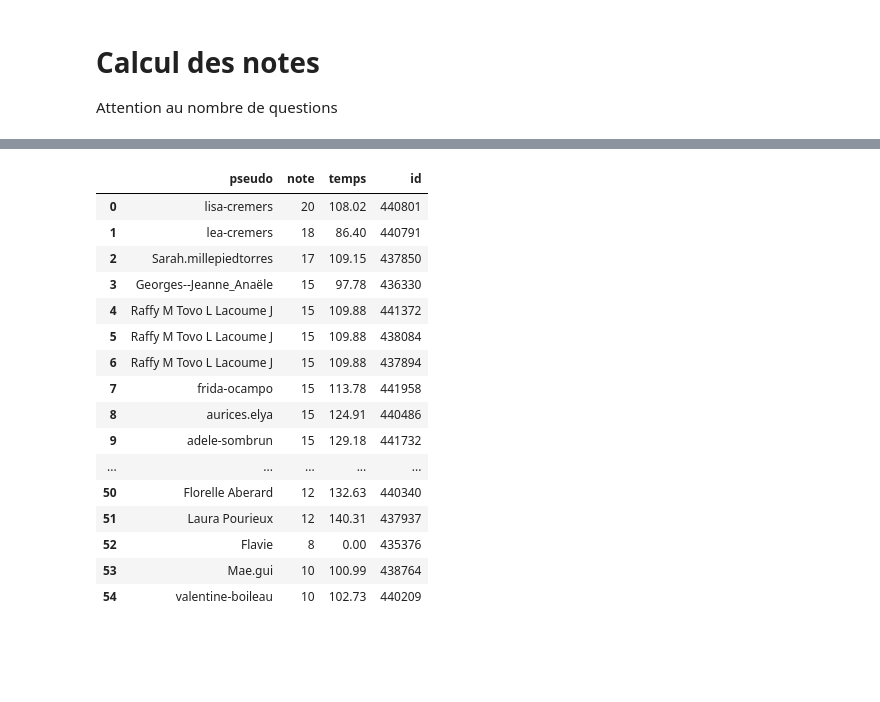
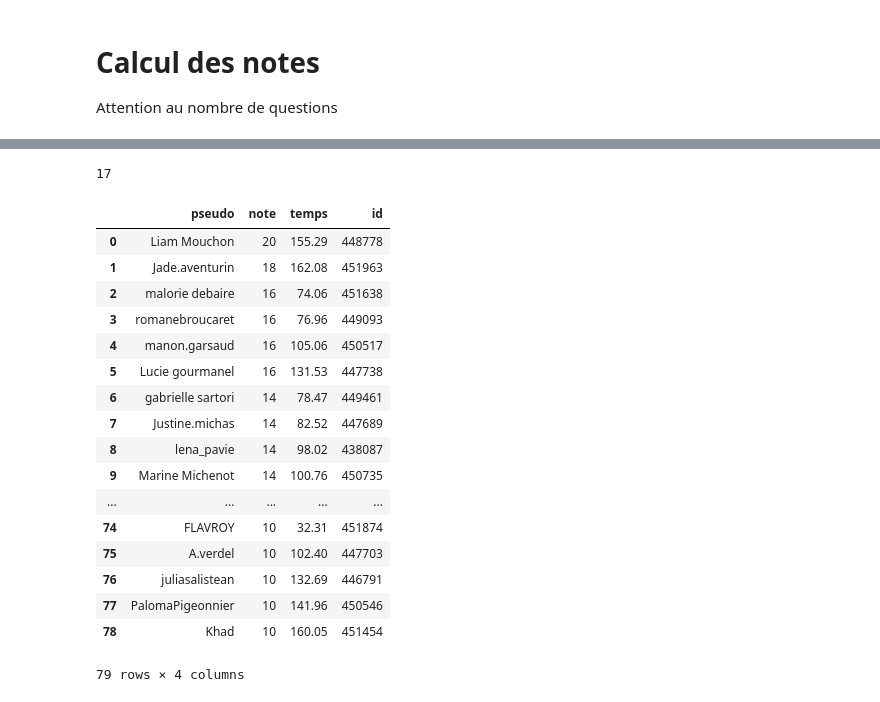
Before and after one commit to gboye/Divers, a Jupyter notebook: Moodle/Quizzoodle-Notes-New.ipynb, the cells around one changed output, grey strips where cells are left out. Saved outputs shown, nothing was run; the diff lists cells and outputs as text; code cells hidden in the pictures; blank space fills up the shorter version.

```diff
--- a/Moodle/Quizzoodle-Notes-New.ipynb
+++ b/Moodle/Quizzoodle-Notes-New.ipynb
@@ -5,14 +5,12 @@ import numpy as np
 import pandas as pd
 # print(pd.__version__)
 # %%
-nQuizz=11
-sQuizz="08"
-fMajeure=u"/Users/gilles/ownCloud/Cours/Bordeaux/L1-LinguistiqueGenerale/01-NotesQuizz/Majeure.csv"
-fMineure=u"/Users/gilles/ownCloud/Cours/Bordeaux/L1-LinguistiqueGenerale/01-NotesQuizz/Mineure.csv"
-fCM=u"/Users/gilles/ownCloud/Cours/Bordeaux/L1-LinguistiqueGenerale/01-NotesQuizz/CM.csv"
-fAliasQDLE=u"/Users/gilles/ownCloud/Cours/Bordeaux/L1-LinguistiqueGenerale/01-NotesQuizz/Quizz-Alias.yaml"
-# fQuizzoodle=u"/Users/gilles/ownCloud/Cours/Bordeaux/L1-LinguistiqueGenerale/01-NotesQuizz/Quizz%02d.csv"%nQuizz
-fQuizzoodle=u"/Users/gilles/ownCloud/Cours/Bordeaux/L1-UE4-Morphologie/24-Quizz/Quizz-%s.csv"%sQuizz
+sQuizz="06"
+nQuizz=int(sQuizz)
+fCM=u"/Users/gilles/sDrive/Cours/Bordeaux/L1-LinguistiqueGenerale/01-NotesQuizz/CM.csv"
+fAliasQDLE=u"/Users/gilles/sDrive/Cours/Bordeaux/L1-LinguistiqueGenerale/01-NotesQuizz/Quizz-Alias.yaml"
+fQuizzoodle=u"/Users/gilles/sDrive/Cours/Bordeaux/L1-LinguistiqueGenerale/01-NotesQuizz/Quizz-%s.csv"%sQuizz
+# fQuizzoodle=u"/Users/gilles/ownCloud/Cours/Bordeaux/L1-UE4-Morphologie/24-Quizz/Quizz-%s.csv"%sQuizz
 fNotes=fQuizzoodle.replace(u".csv",u"-Notes.csv")
 print fCM,fQuizzoodle
 # %% [output]
@@ -321,28 +325,33 @@ df123
 # %%
 df123.loc[(df123.note==8)&(df123.temps>0),"note"]=10
+# %%
+df123.loc[1,"note"]
+# %% [output]
+17
 # %%
 df123.at[0, 'note'] = 20
-if df123.loc[1, "note"].any()<18:
+if df123.loc[1, "note"]<18:
     df123.at[1, 'note'] = 18
 df123
 # %% [output]
 |  | pseudo | note | temps | id |
-| 0 | lisa-cremers | 20 | 108.02 | 440801 |
-| 1 | lea-cremers | 18 | 86.40 | 440791 |
-| 2 | Sarah.millepiedtorres | 17 | 109.15 | 437850 |
-| 3 | Georges--Jeanne_Anaële | 15 | 97.78 | 436330 |
-| 4 | Raffy M Tovo L Lacoume J | 15 | 109.88 | 441372 |
-| 5 | Raffy M Tovo L Lacoume J | 15 | 109.88 | 438084 |
-| 6 | Raffy M Tovo L Lacoume J | 15 | 109.88 | 437894 |
-| 7 | frida-ocampo | 15 | 113.78 | 441958 |
-| 8 | aurices.elya | 15 | 124.91 | 440486 |
-| 9 | adele-sombrun | 15 | 129.18 | 441732 |
+| 0 | Liam Mouchon | 20 | 155.29 | 448778 |
+| 1 | Jade.aventurin | 18 | 162.08 | 451963 |
+| 2 | malorie debaire | 16 | 74.06 | 451638 |
+| 3 | romanebroucaret | 16 | 76.96 | 449093 |
+| 4 | manon.garsaud | 16 | 105.06 | 450517 |
+| 5 | Lucie gourmanel | 16 | 131.53 | 447738 |
+| 6 | gabrielle sartori | 14 | 78.47 | 449461 |
+| 7 | Justine.michas | 14 | 82.52 | 447689 |
+| 8 | lena_pavie | 14 | 98.02 | 438087 |
+| 9 | Marine Michenot | 14 | 100.76 | 450735 |
 | ... | ... | ... | ... | ... |
-| 50 | Florelle Aberard | 12 | 132.63 | 440340 |
-| 51 | Laura Pourieux | 12 | 140.31 | 437937 |
-| 52 | Flavie | 8 | 0.00 | 435376 |
-| 53 | Mae.gui | 10 | 100.99 | 438764 |
-| 54 | valentine-boileau | 10 | 102.73 | 440209 |
+| 74 | FLAVROY | 10 | 32.31 | 451874 |
+| 75 | A.verdel | 10 | 102.40 | 447703 |
+| 76 | juliasalistean | 10 | 132.69 | 446791 |
+| 77 | PalomaPigeonnier | 10 | 141.96 | 450546 |
+| 78 | Khad | 10 | 160.05 | 451454 |
+79 rows × 4 columns
 # %%
 dfNotes=df123.groupby("id").max().sort_values("note",ascending=False)
 dfNotes.to_csv(fNotes,sep="\t",encoding="utf8")
```
Also changed, not shown: parts of 14 cells of this notebook, 1 other file.
